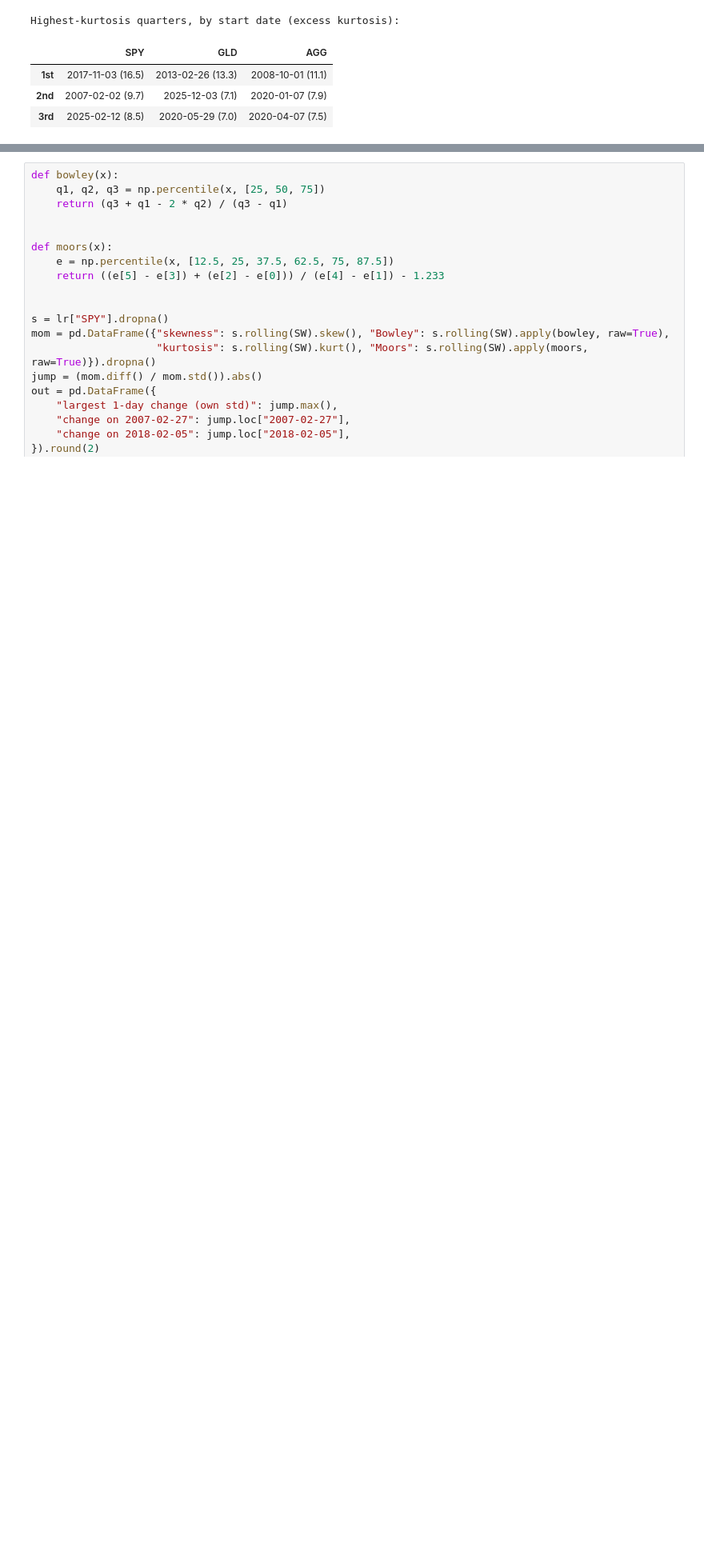
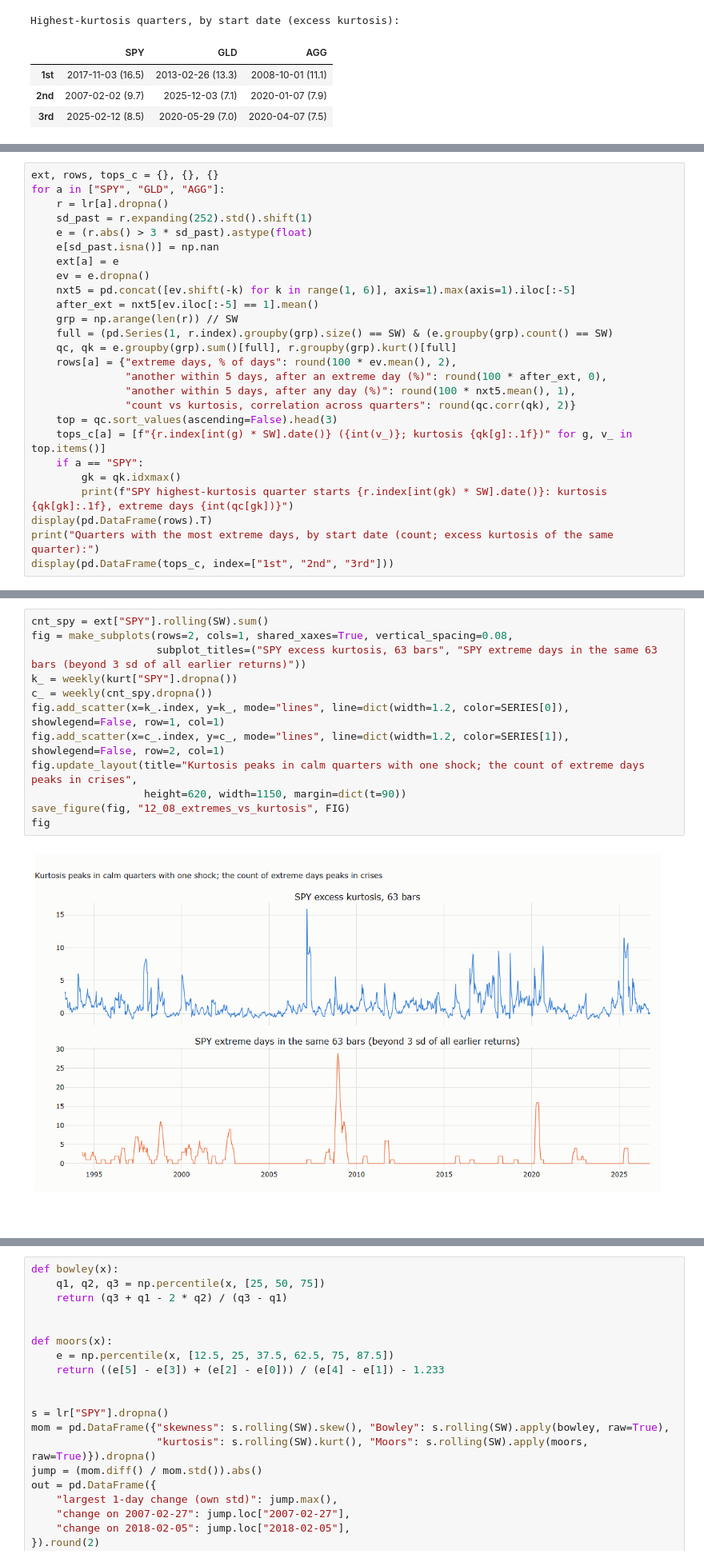
Before and after one commit to MaxGnesi/systematic-trading-notes, a Jupyter notebook: lectures/03-same-bars-different-questions/03_same_bars_different_questions.ipynb, the cells around one changed output, grey strips where cells are left out. Shown at 80% size. Saved outputs shown, nothing was run; the diff lists cells and outputs as text; blank space fills up the shorter version.

```diff
--- a/lectures/03-same-bars-different-questions/03_same_bars_different_questions.ipynb
+++ b/lectures/03-same-bars-different-questions/03_same_bars_different_questions.ipynb
@@ -667,0 +668,26 @@ $1.233$ is the normal-distribution value.
+# %%
+ext, rows, tops_c = {}, {}, {}
+for a in ["SPY", "GLD", "AGG"]:
+    r = lr[a].dropna()
+    sd_past = r.expanding(252).std().shift(1)
+    e = (r.abs() > 3 * sd_past).astype(float)
+    e[sd_past.isna()] = np.nan
+    ext[a] = e
+    ev = e.dropna()
+    nxt5 = pd.concat([ev.shift(-k) for k in range(1, 6)], axis=1).max(axis=1).iloc[:-5]
+    after_ext = nxt5[ev.iloc[:-5] == 1].mean()
+    grp = np.arange(len(r)) // SW
+    full = (pd.Series(1, r.index).groupby(grp).size() == SW) & (e.groupby(grp).count() == SW)
+    qc, qk = e.groupby(grp).sum()[full], r.groupby(grp).kurt()[full]
+    rows[a] = {"extreme days, % of days": round(100 * ev.mean(), 2),
+               "another within 5 days, after an extreme day (%)": round(100 * after_ext, 0),
+               "another within 5 days, after any day (%)": round(100 * nxt5.mean(), 1),
+               "count vs kurtosis, correlation across quarters": round(qc.corr(qk), 2)}
+    top = qc.sort_values(ascending=False).head(3)
+    tops_c[a] = [f"{r.index[int(g) * SW].date()} ({int(v_)}; kurtosis {qk[g]:.1f})" for g, v_ in top.items()]
+    if a == "SPY":
+        gk = qk.idxmax()
+        print(f"SPY highest-kurtosis quarter starts {r.index[int(gk) * SW].date()}: kurtosis {qk[gk]:.1f}, extreme days {int(qc[gk])}")
+display(pd.DataFrame(rows).T)
+print("Quarters with the most extreme days, by start date (count; excess kurtosis of the same quarter):")
+display(pd.DataFrame(tops_c, index=["1st", "2nd", "3rd"]))
@@ -667,0 +705,14 @@ $1.233$ is the normal-distribution value.
+# %%
+cnt_spy = ext["SPY"].rolling(SW).sum()
+fig = make_subplots(rows=2, cols=1, shared_xaxes=True, vertical_spacing=0.08,
+                    subplot_titles=("SPY excess kurtosis, 63 bars", "SPY extreme days in the same 63 bars (beyond 3 sd of all earlier returns)"))
+k_ = weekly(kurt["SPY"].dropna())
+c_ = weekly(cnt_spy.dropna())
+fig.add_scatter(x=k_.index, y=k_, mode="lines", line=dict(width=1.2, color=SERIES[0]), showlegend=False, row=1, col=1)
+fig.add_scatter(x=c_.index, y=c_, mode="lines", line=dict(width=1.2, color=SERIES[1]), showlegend=False, row=2, col=1)
+fig.update_layout(title="Kurtosis peaks in calm quarters with one shock; the count of extreme days peaks in crises",
+                  height=620, width=1150, margin=dict(t=90))
+save_figure(fig, "12_08_extremes_vs_kurtosis", FIG)
+fig
+# %% [output]
+[figure, added]
```
Also changed, not shown: parts of 5 cells of this notebook, 2 other files.
